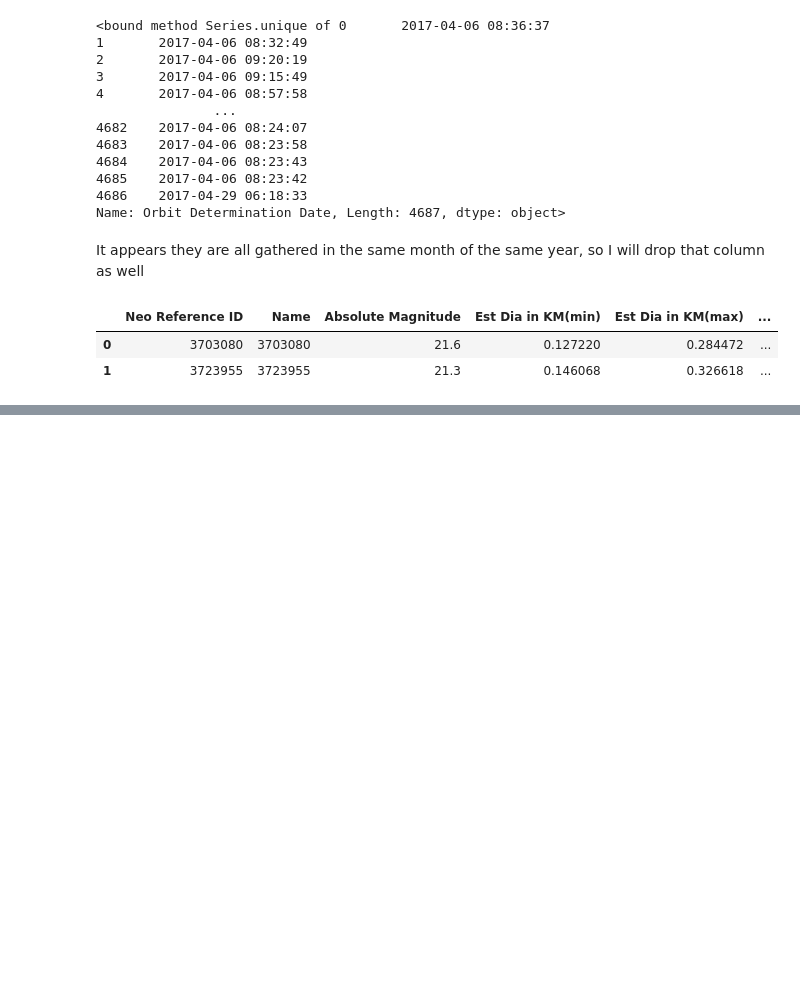
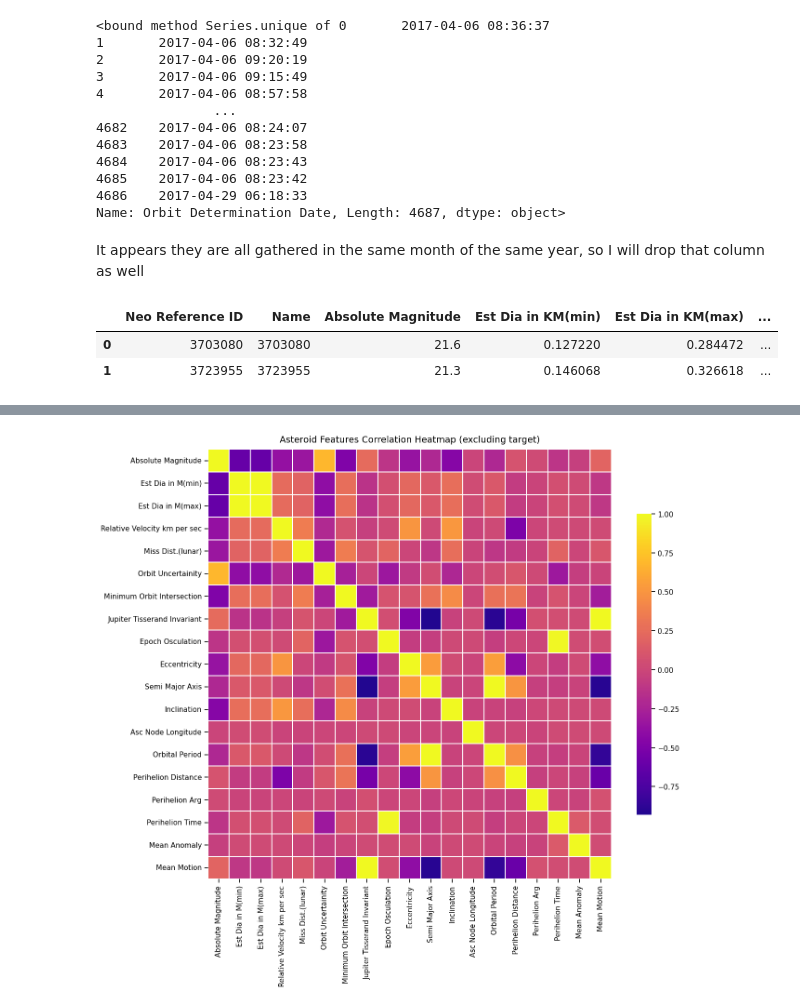
Before and after one commit to Kate-Zilla/NASA-asteriod-classification, a Jupyter notebook: asteroid_classifier.ipynb, the cells around one changed output, grey strips where cells are left out. Cells and saved outputs as stored; diff of their text form; code cells hidden in the pictures; blank space fills up the shorter version.

Commit message:
EDA through correlation heatmap

```diff
--- a/asteroid_classifier.ipynb
+++ b/asteroid_classifier.ipynb
@@ -168,6 +174,6 @@ I am going to also drop the reference ID and name columns as they do not give me
 # %%
 df = df.drop(['Neo Reference ID','Name'],axis = 1)
-
+df = df.drop(['Epoch Date Close Approach','Orbit ID'], axis=1)
 df = df.drop(['Est Dia in KM(min)','Est Dia in KM(max)'],axis = 1)
 df = df.drop(['Est Dia in Miles(min)','Est Dia in Miles(max)'],axis = 1)
 df = df.drop(['Est Dia in Feet(min)','Est Dia in Feet(max)'],axis = 1)
@@ -195,0 +204,3 @@ memory usage: 810.3 KB
+# %%
+df['Hazardous'] = df['Hazardous'].astype(int)
+df.info()
@@ -195,0 +236,3 @@ memory usage: 810.3 KB
+# %%
+df = df.drop(['Aphelion Dist'],axis=1)
+df.info()
@@ -195,0 +259,3 @@ memory usage: 810.3 KB
+# %%
+features = df.drop(columns=['Hazardous'])
+target = df['Hazardous']
@@ -195,0 +282,16 @@ memory usage: 810.3 KB
+# %%
+corr_matrix = features.corr()
+
+plt.figure(figsize=(14,12))
+sns.heatmap(
+    corr_matrix,
+    cmap='plasma',
+    center = 0,
+    square=False,
+    linewidths=0.3,
+    cbar_kws={'shrink':0.7},
+)
+plt.title("Asteroid Features Correlation Heatmap (excluding target)", fontsize=14, pad=11)
+plt.show()
+# %% [output]
+[figure, added]
```
Also changed, not shown: parts of 10 cells of this notebook.
